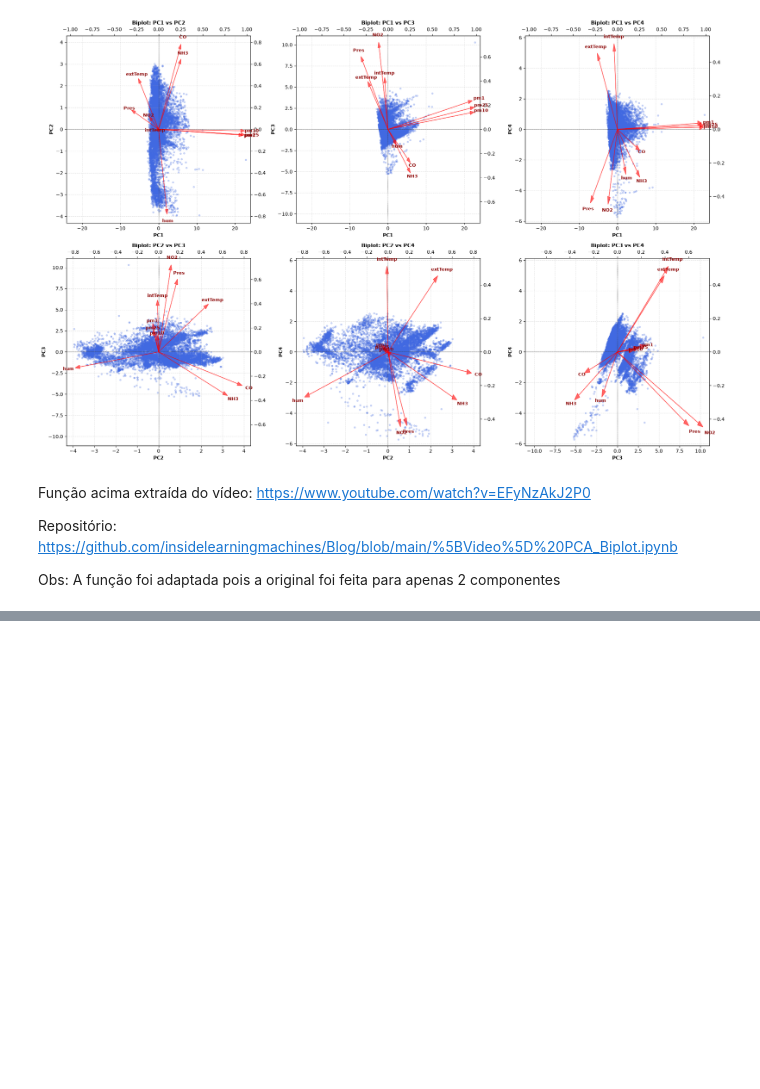
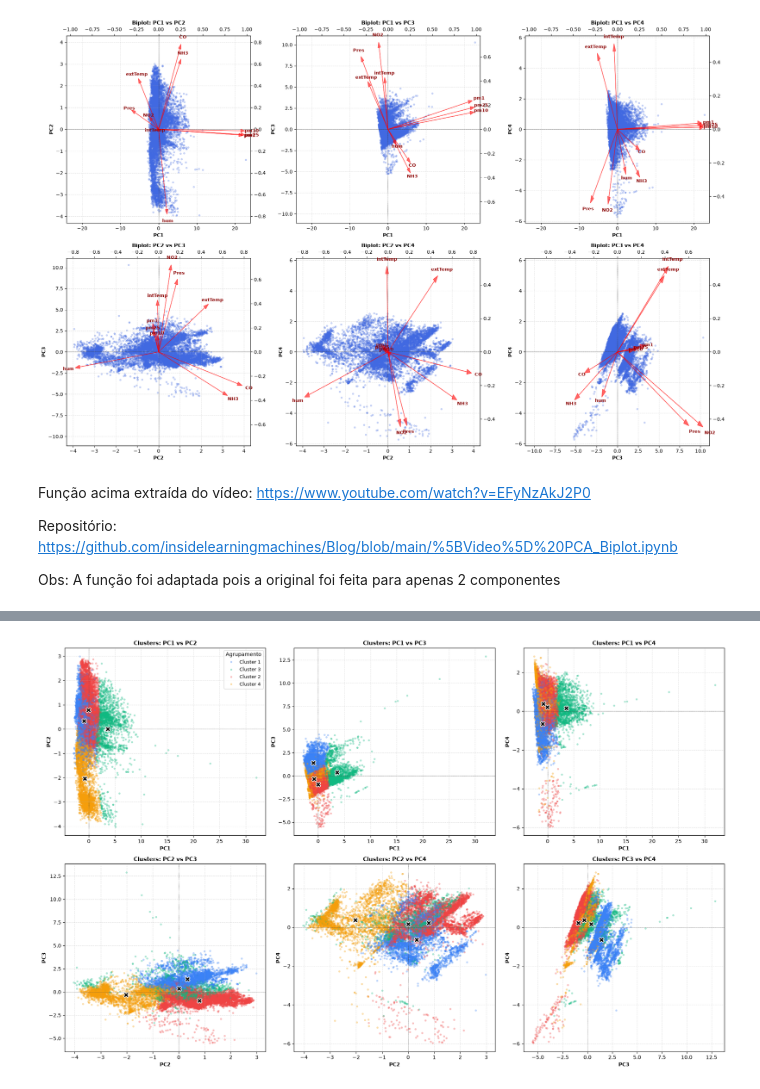
Before and after one commit to guilherme-hermano/PCA-AR, a Jupyter notebook: main_notebook.ipynb, the cells around one changed output, grey strips where cells are left out. Cells and saved outputs as stored; diff of their text form; code cells hidden in the pictures; blank space fills up the shorter version.

```diff
--- a/main_notebook.ipynb
+++ b/main_notebook.ipynb
@@ -524,0 +568,67 @@ Obs: A função foi adaptada pois a original foi feita para apenas 2 componentes
+# %%
+# Ajuste do K-Means com k=4 e plotagem dos 6 pares de componentes
+k_otimo = 4
+kmeans = KMeans(n_clusters=k_otimo, random_state=42, n_init=10)
+df_pca['Cluster'] = kmeans.fit_predict(X_pca_final)
+df_pca['Cluster'] = df_pca['Cluster'].apply(lambda x: f'Cluster {x+1}')
+centroides = kmeans.cluster_centers_
+
+componentes = ['PC1', 'PC2', 'PC3', 'PC4']
+comp_indices = {'PC1': 0, 'PC2': 1, 'PC3': 2, 'PC4': 3}
+pares = list(itertools.combinations(componentes, 2))
+
+# Amostra para visualização sem sobrecarga gráfica
+sample_plot_idx = np.random.choice(len(df_pca), size=min(15000, len(df_pca)), replace=False)
+df_sample_plot = df_pca.iloc[sample_plot_idx]
+
+fig, axes = plt.subplots(2, 3, figsize=(19, 12))
+axes = axes.flatten()
+palette = {'Cluster 1': '#3b82f6', 'Cluster 2': '#ef4444', 'Cluster 3': '#10b981', 'Cluster 4': '#f59e0b'}
+
+for idx, (pc_x, pc_y) in enumerate(pares):
+    ax = axes[idx]
+    ix = comp_indices[pc_x]
+    iy = comp_indices[pc_y]
+
+    # Dispersão das observações coloridas por cluster
+    sns.scatterplot(
+        data=df_sample_plot,
+        x=pc_x,
+        y=pc_y,
+        hue='Cluster',
+        palette=palette,
+        alpha=0.35,
+        s=12,
+        ax=ax,
+        edgecolor=None
+    )
+
+    # Centróides dos clusters
+    for c_idx in range(k_otimo):
+        ax.scatter(
+            centroides[c_idx, ix],
+            centroides[c_idx, iy],
+            color='black',
+            marker='X',
+            s=100,
+            edgecolors='white',
+            linewidth=1.2,
+            zorder=6
+        )
+
+    ax.axhline(0, color='black', linewidth=0.7, linestyle=':', alpha=0.7)
+    ax.axvline(0, color='black', linewidth=0.7, linestyle=':', alpha=0.7)
+    ax.set_xlabel(pc_x, fontsize=10, fontweight='bold')
+    ax.set_ylabel(pc_y, fontsize=10, fontweight='bold')
+    ax.set_title(f'Clusters: {pc_x} vs {pc_y}', fontsize=11, fontweight='bold')
+    ax.grid(True, linestyle='--', alpha=0.35)
+
+    if idx == 0:
+        ax.legend(title='Agrupamento', fontsize=9, title_fontsize=10, loc='upper right')
+    else:
+        ax.get_legend().remove()
+
+plt.tight_layout()
+plt.show()
+# %% [output]
+[figure, added]
```
Also changed, not shown: parts of 5 cells of this notebook, 3 other files.
